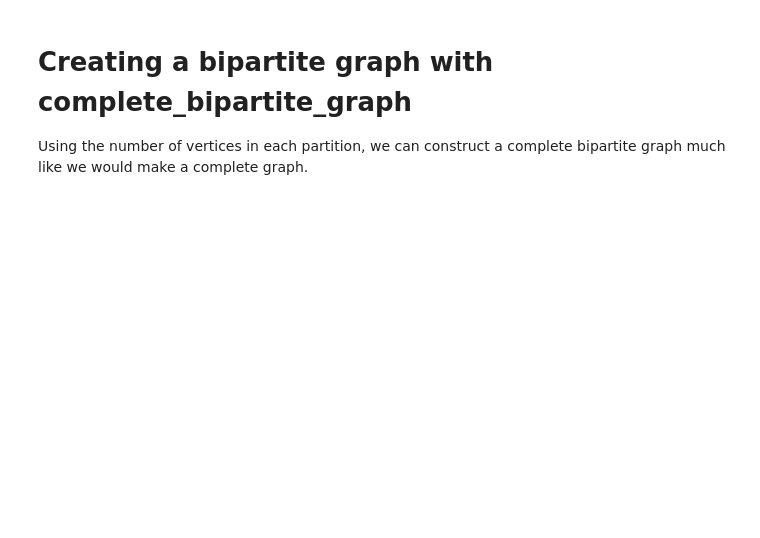
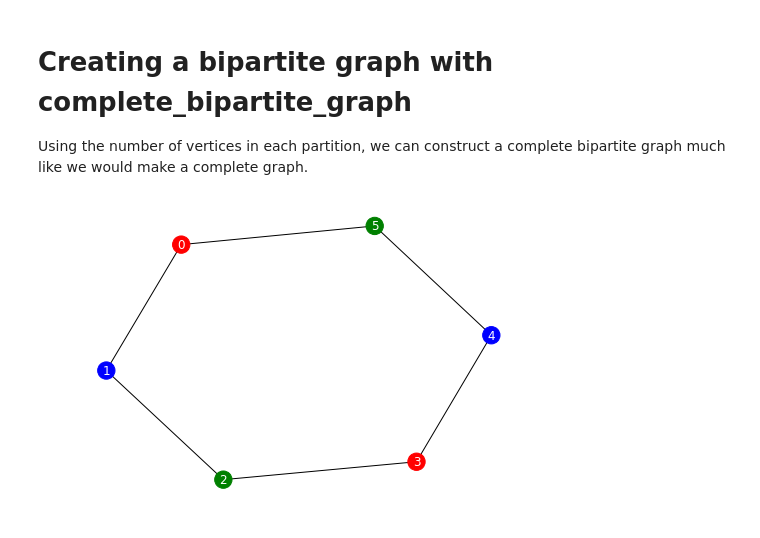
Before and after one commit to mattConn/graph-theory-analysis, a Jupyter notebook: bipartite-graphs.ipynb, the cells around one changed output. Drawn from its saved outputs; the diff is of its cells as text; code cells hidden in the pictures; blank space fills up the shorter version.

Commit message:
added random graph generation and plot node coloring

```diff
--- a/bipartite-graphs.ipynb
+++ b/bipartite-graphs.ipynb
@@ -67,3 +67,29 @@ Using the number of vertices in each partition, we can construct a complete bipa
 #         print(f'figure {n} ({i,j}) sets:{nx.bipartite.sets(a)}')
 #         nx.draw(a, with_labels=True)
 #         n += 1
+# %%
+import random
+
+
+def randGraph(condition = lambda : random.randint(1,10) % 2 == 0):
+    G = nx.Graph()
+
+    G.add_nodes_from([i for i in range(random.randint(1,10))])
+
+    for i in G.nodes:
+        for j in G.nodes:
+            if condition:
+                G.add_edges_from([(i,j)])
+
+    return G
+
+colors = ['red','blue','green']
+
+# for i in range(5):
+#     plt.figure(i)
+#     nx.draw(randGraph(condition=lambda: random.randint(1,10) % 2 != 0), with_labels=True, font_color='white', node_color=colors)
+
+H = nx.cycle_graph(6)
+nx.draw(H, with_labels=True, node_color=colors, font_color='White')
+# %% [output]
+[figure, added]
```
Also changed, not shown: parts of 2 cells of this notebook.
